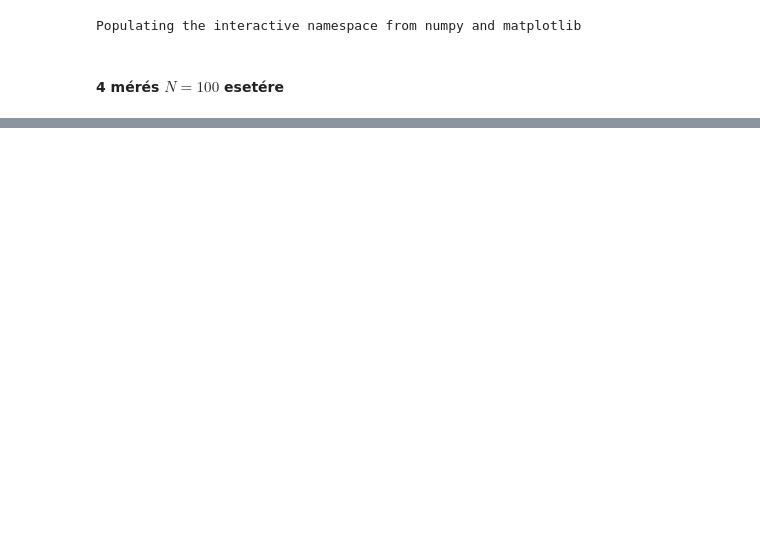
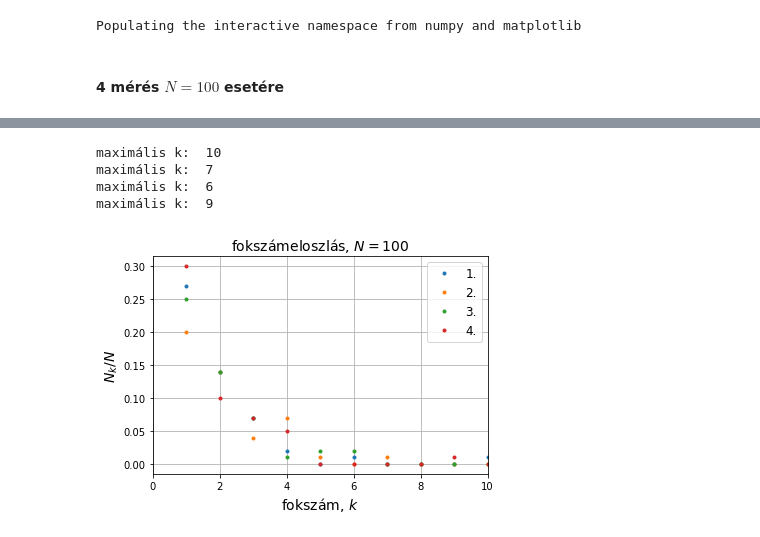
Before and after one commit to FulgurisR/StochProc, a Jupyter notebook: Fa.ipynb, the cells around one changed output, grey strips where cells are left out. Saved outputs shown, nothing was run; the diff lists cells and outputs as text; code cells hidden in the pictures; blank space fills up the shorter version.

```diff
--- a/Fa.ipynb
+++ b/Fa.ipynb
@@ -19,7 +19,7 @@ def randRecurTree(N):
 # %%
 def fokszamolo(treeRand):
 
-    fokszamok=[]
+    fokszamok=zeros(len(treeRand),dtype=int)
     i=0
     while i<N: #i=2,...,N-1
         j=0
@@ -28,12 +28,23 @@ def fokszamolo(treeRand):
             if treeRand[j]==i:
                 cnt+=1
             j+=1
-        fokszamok.append(cnt)
+        fokszamok[i]=cnt
         i+=1
 
+    print('maximális k: ',max(fokszamok))
+    treeDist=[]
+    i=1
+    while i<len(fokszamok)-1: #i=1,...,N-2
+        j=0
+        cnt=0
+        while j<len(fokszamok): #j=0,...,N-1
+            if fokszamok[j]==i:
+                cnt+=1
+            j+=1
+        treeDist.append(cnt)
+        i+=1
 
-
-    return fokszamok
+    return array(treeDist)
 # %% [markdown]
 #### 4 mérés $N=100$ esetére
 # %%
@@ -52,0 +73,26 @@ savefig('tree100a.png')
+# %%
+fok100a=fokszamolo(tree100a)
+gridFok100=array([x for x in range(1,len(fok100a)+1)])
+plot(gridFok100,fok100a/N,'.', label='1.')
+fok100b=fokszamolo(tree100b)
+gridFok100=array([x for x in range(1,len(fok100b)+1)])
+plot(gridFok100,fok100b/N,'.', label='2.')
+fok100c=fokszamolo(tree100c)
+gridFok100=array([x for x in range(1,len(fok100c)+1)])
+plot(gridFok100,fok100c/N,'.', label='3.')
+fok100d=fokszamolo(tree100d)
+gridFok100=array([x for x in range(1,len(fok100d)+1)])
+plot(gridFok100,fok100d/N,'.', label='4.')
+grid()
+xlabel('fokszám, 'r'$k$', fontsize=14)
+ylabel(r'$N_k/N$', fontsize=14)
+xlim(0,10)
+title('fokszámeloszlás, 'r'$N= 100$', fontsize=14)
+legend(prop={'size': 12})
+savefig('fok100.png')
+# %% [output]
+maximális k:  10
+maximális k:  7
+maximális k:  6
+maximális k:  9
+[figure, added]
```
Also changed, not shown: parts of 14 cells of this notebook.
